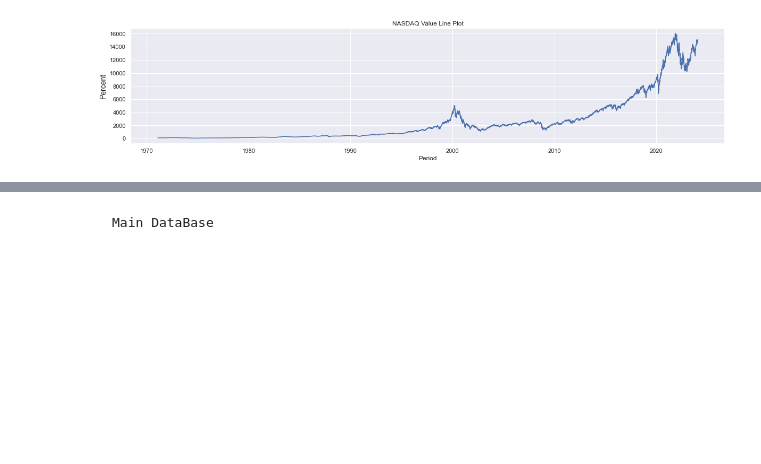
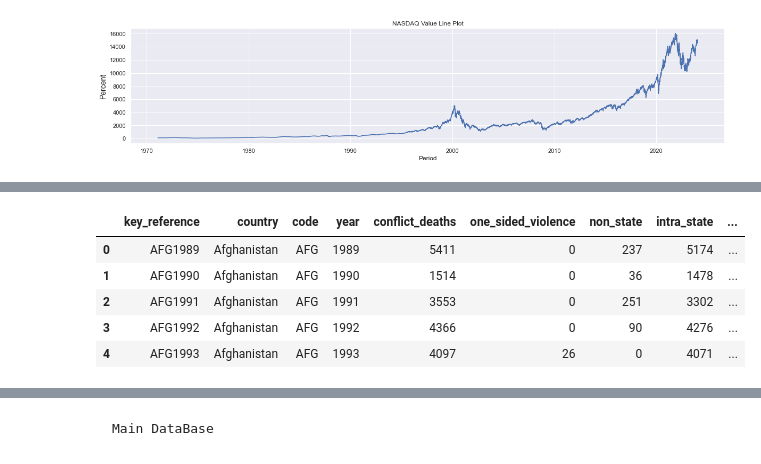
Before and after one commit to FIAP-61/petrolytics, a Jupyter notebook: notebooks/tech_challenge_fase04_group_61.ipynb, the cells around one changed output, grey strips where cells are left out. Cells and saved outputs as stored; diff of their text form; code cells hidden in the pictures; blank space fills up the shorter version.

```diff
--- a/notebooks/tech_challenge_fase04_group_61.ipynb
+++ b/notebooks/tech_challenge_fase04_group_61.ipynb
@@ -443,0 +568,15 @@ plt.show()
+# %%
+## ADJUSTING DATA BASE DIMENSIONS AND DATA TYPE
+## COUNTRY REFERENCE
+
+db_war_contry = db_war_contry.rename(columns={'Entity': 'country', 'Code': 'code', 'Year': 'year', 'Deaths in ongoing conflicts in a country (best estimate) - Conflict_type: all': 'conflict_deaths'})
+db_war_contry = db_war_contry.drop(db_war_contry[db_war_contry['conflict_deaths'] == 0].index)
+db_war_contry = db_war_contry.dropna(subset="conflict_deaths")
+
+db_war_contry['key_reference'] = db_war_contry['code'] + db_war_contry['year'].astype(str)
+
+db_war_contry = db_war_contry[['key_reference', 'country', 'code', 'year', 'conflict_deaths']]
+
+db_war_contry.head()
+# db_war_contry.describe()
+# db_war_contry.info()
@@ -443,0 +613,18 @@ plt.show()
+# %%
+## MERGING DATABASES INTO ONE
+## db_war_contry + db_war_type
+
+db_war = db_war_contry.merge(db_war_type, how='left', on='key_reference')
+db_war = db_war.drop(columns=['country_y', 'code_y', 'year_y'])
+db_war = db_war.rename(columns={'country_x': 'country', 'code_x': 'code', 'year_x': 'year'})
+
+db_war.head()
+# db_war.describe()
+# db_war.info()
+# %% [output]
+|  | key_reference | country | code | year | conflict_deaths | one_sided_violence | non_state | intra_state | ... |
+| 0 | AFG1989 | Afghanistan | AFG | 1989 | 5411 | 0 | 237 | 5174 | ... |
+| 1 | AFG1990 | Afghanistan | AFG | 1990 | 1514 | 0 | 36 | 1478 | ... |
+| 2 | AFG1991 | Afghanistan | AFG | 1991 | 3553 | 0 | 251 | 3302 | ... |
+| 3 | AFG1992 | Afghanistan | AFG | 1992 | 4366 | 0 | 90 | 4276 | ... |
+| 4 | AFG1993 | Afghanistan | AFG | 1993 | 4097 | 26 | 0 | 4071 | ... |
```
Also changed, not shown: parts of 16 cells of this notebook, 6 other files.
